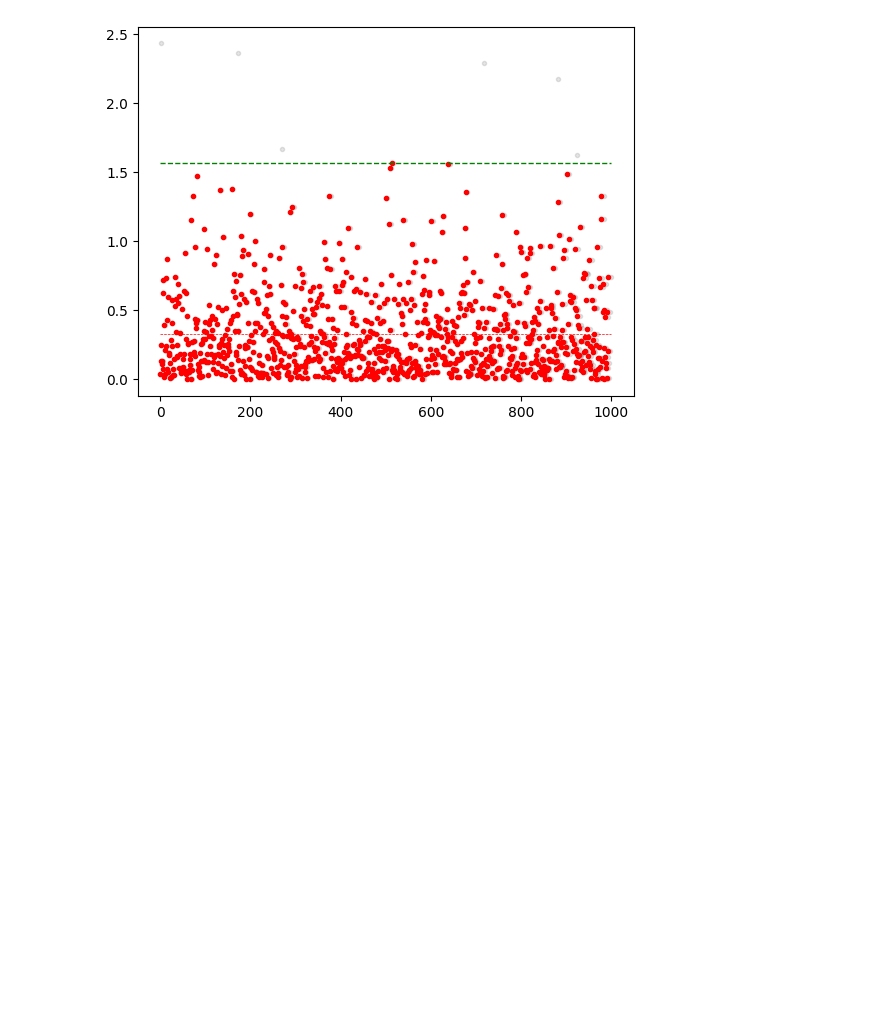
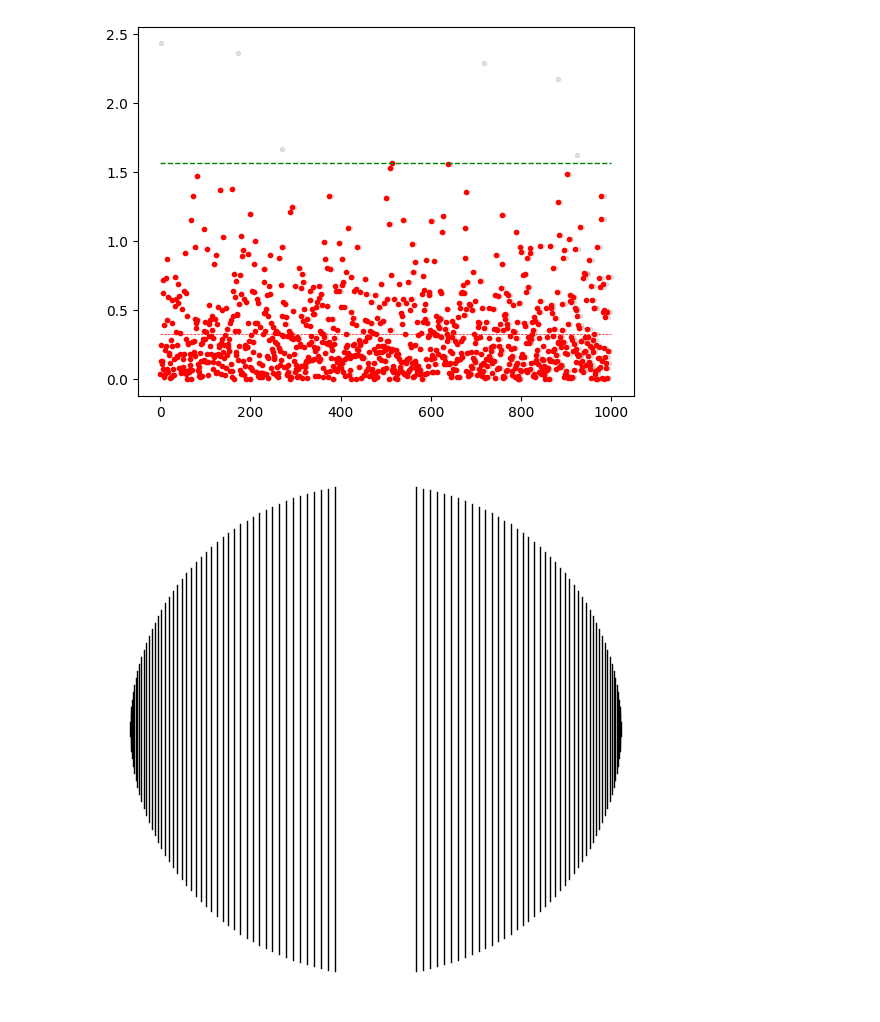
Before and after one commit to viktor-kertanov/master-math, a Jupyter notebook: self_exercises/reverse_engineering/circle_distro/circle_distro.ipynb, the cells around one changed output. Cells and saved outputs as stored; diff of their text form; code cells hidden in the pictures; blank space fills up the shorter version.

```diff
--- a/self_exercises/reverse_engineering/circle_distro/circle_distro.ipynb
+++ b/self_exercises/reverse_engineering/circle_distro/circle_distro.ipynb
@@ -154,3 +155,30 @@ plt.show()
 # %% [output]
 Mean is :0.33175251449330556. Pi/4: 0.79
 [figure]
+# %%
+mean = np.pi/4
+sigma = np.pi
+n = 15
+angles = np.random.exponential(scale=1, size=n)/(np.pi/1.5)
+angles = np.arange(100)
+delta = np.pi/(7*n)
+angles = angles*delta
+angles = angles[(angles > 0) & (angles < np.pi/2.2)]
+# print(angles)
+x = np.cos(angles)
+y = np.sin(angles)
+
+coords = zip(x, y)
+r = 1
+for coord in coords:
+    random_param=0
+    plt.plot([coord[0], coord[0]], [coord[1]*(r-random_param), -coord[1]*(r-random_param)], '-k', linewidth=1 )
+    plt.plot([-coord[0], -coord[0]], [coord[1]*(r-random_param), -coord[1]*(r-random_param)], '-k', linewidth=1 )
+
+plt.axis([-r, r, -r, r])
+plt.axis('square')
+plt.axis('off')
+plt.gcf().set_size_inches(7, 7)
+plt.show()
+# %% [output]
+[figure, added]
```
Also changed, not shown: parts of 9 cells of this notebook.
